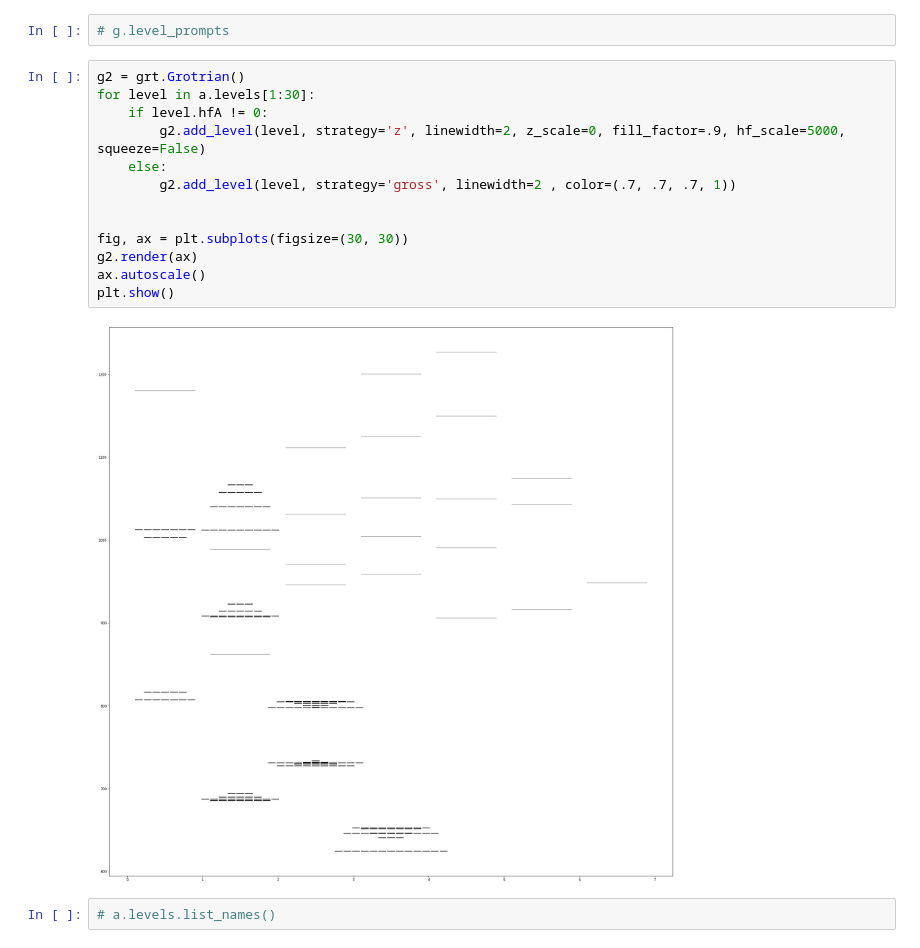
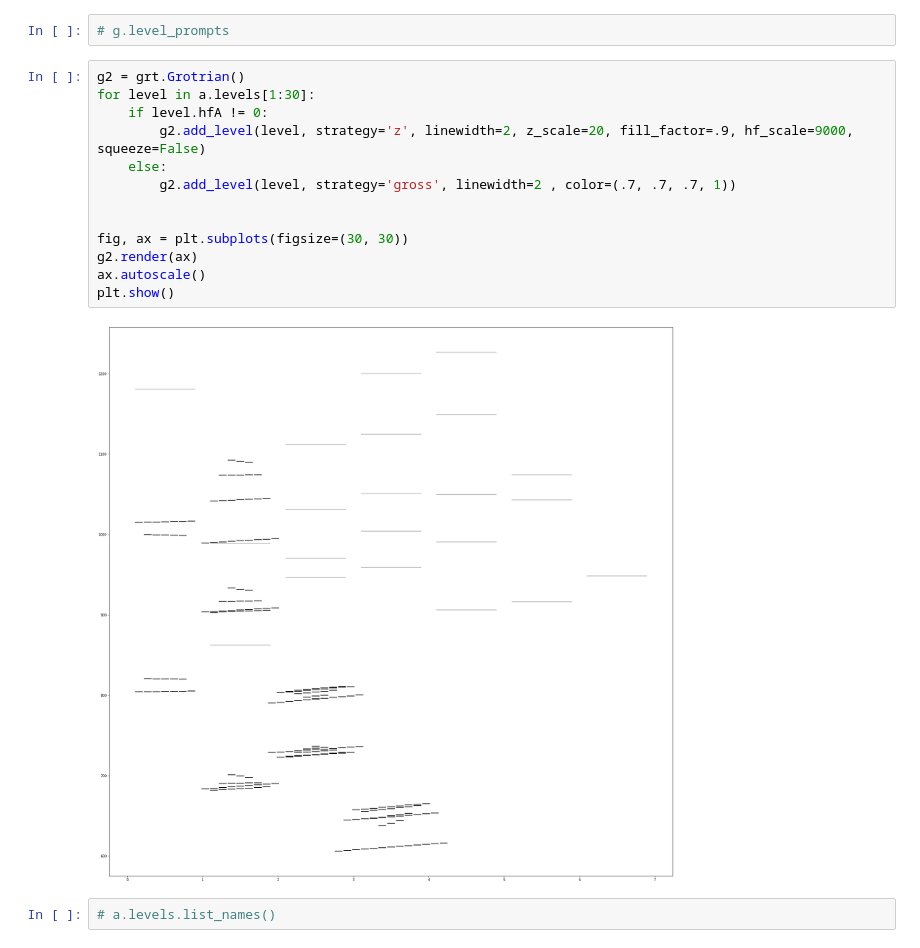
Before and after one commit to thomasdellaert/Atom-Toolkit, a Jupyter notebook: grotrians.ipynb, the cells around one changed output. Saved outputs shown, nothing was run; the diff lists cells and outputs as text.

```diff
--- a/grotrians.ipynb
+++ b/grotrians.ipynb
@@ -54,18 +54,18 @@ plt.show()
 # %%
 g2 = grt.Grotrian()
 for level in a.levels[1:30]:
     if level.hfA != 0:
-        g2.add_level(level, strategy='z', linewidth=2, z_scale=0, fill_factor=.9, hf_scale=5000, squeeze=False)
+        g2.add_level(level, strategy='z', linewidth=2, z_scale=20, fill_factor=.9, hf_scale=9000, squeeze=False)
     else:
         g2.add_level(level, strategy='gross', linewidth=2 , color=(.7, .7, .7, 1))
 
 
 fig, ax = plt.subplots(figsize=(30, 30))
 g2.render(ax)
 ax.autoscale()
 plt.show()
 # %% [output]
-[figure, old version]
+[figure, new version]
 # %%
 # a.levels.list_names()
 # %%
```
Also changed, not shown: parts of 6 cells of this notebook, 2 other files.
